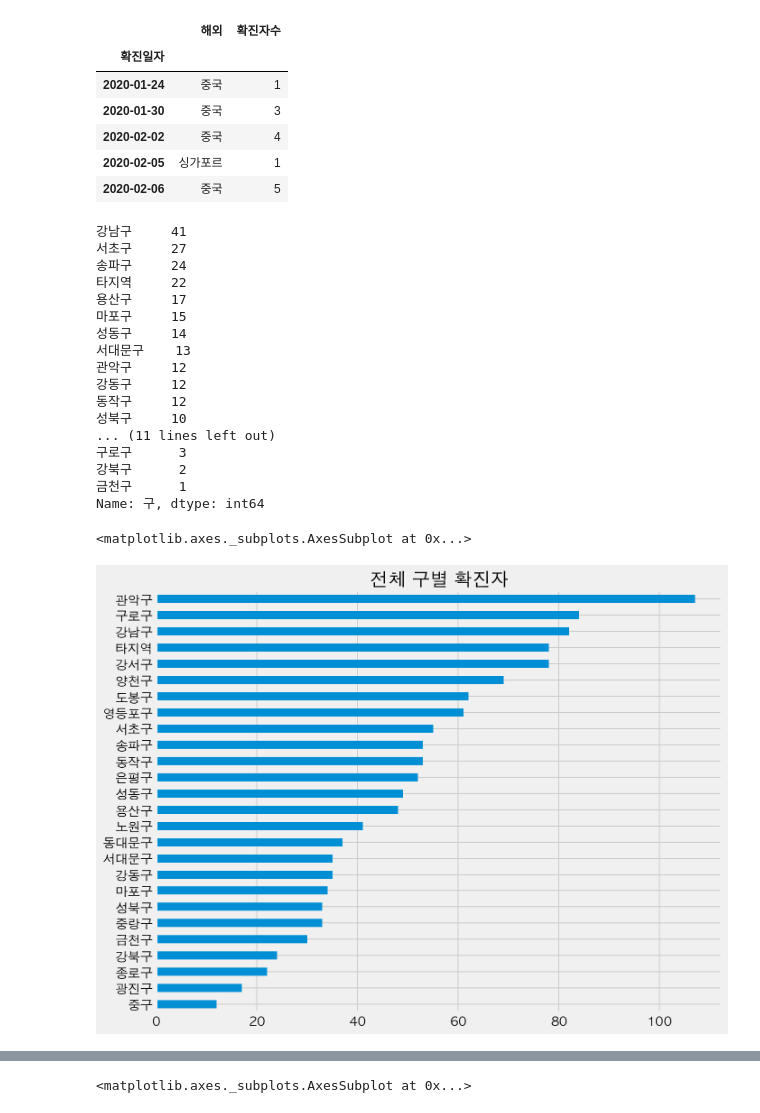
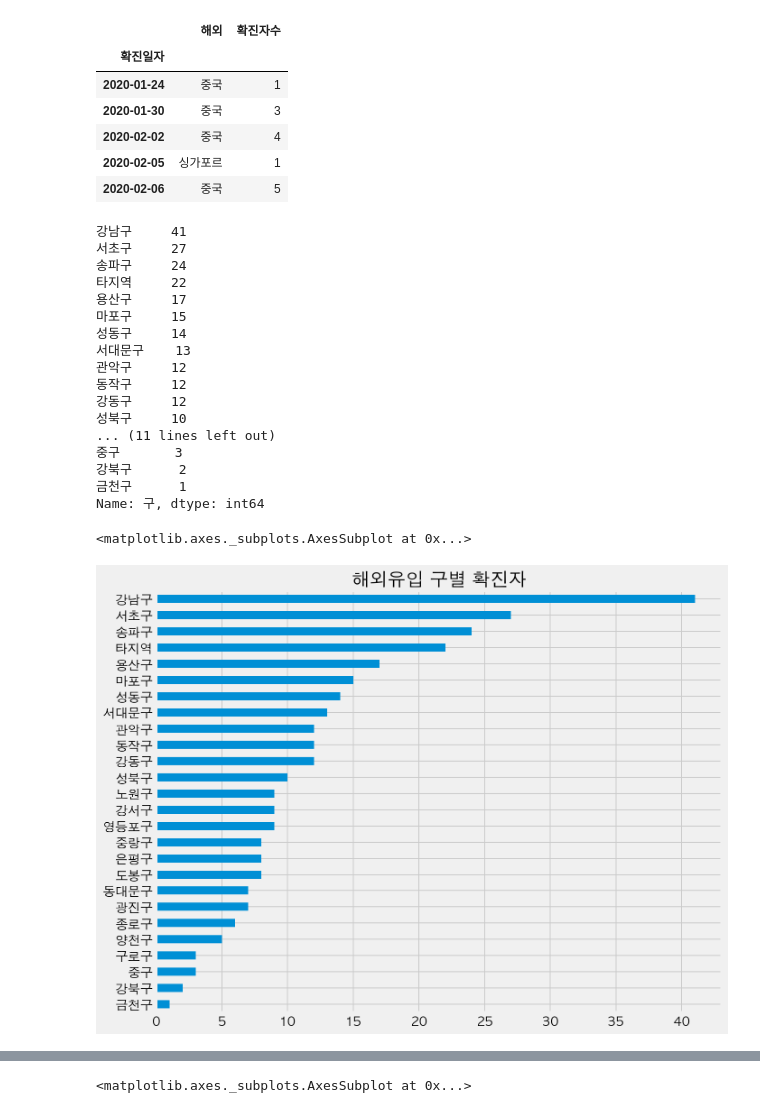
Before and after one commit to corazzon/cracking-the-pandas-cheat-sheet, a Jupyter notebook: seoul-covid-19-02-eda.ipynb, the cells around one changed output, grey strips where cells are left out. Cells and saved outputs as stored; diff of their text form; code cells hidden in the pictures.

```diff
--- a/seoul-covid-19-02-eda.ipynb
+++ b/seoul-covid-19-02-eda.ipynb
@@ -11,0 +8,4 @@ file_name
+# %%
+# file_name 변수에 read_html 로 저장한 파일명을 지정해 줍니다.
+file_name = f"seoul_covid_6_27_.csv"
+file_name
@@ -794,3 +1189,0 @@ df_oversea.shape
-# %%
-df_oversea["해외"] = df_oversea["해외"].replace("우한교민", "우한 교민")
-df_oversea["해외"].value_counts()
@@ -956,11 +1368,11 @@ oversea_count_gu
 성동구     14
 서대문구    13
 관악구     12
+동작구     12
 강동구     12
-동작구     12
 성북구     10
 ... (11 lines left out)
-구로구      3
+중구       3
 강북구      2
 금천구      1
 Name: 구, dtype: int64
@@ -970,7 +1379,7 @@ all_count_gu = df["지역"].value_counts()
 # %%
 plt.figure(figsize=(10, 8))
-plt.title("전체 구별 확진자")
-all_count_gu.sort_values().plot.barh()
+plt.title("해외유입 구별 확진자")
+oversea_count_gu.sort_values().plot.barh()
 # %% [output]
 <matplotlib.axes._subplots.AxesSubplot at 0x...>
-[figure, old version]
+[figure, new version]
```
Also changed, not shown: parts of 199 cells of this notebook.
